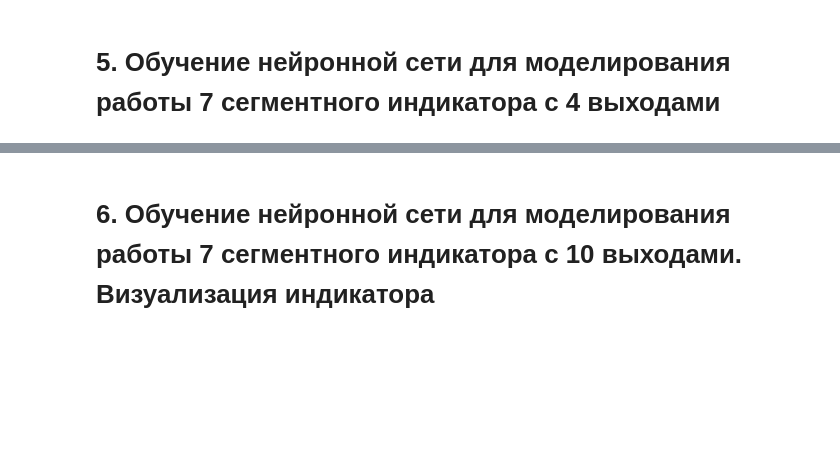
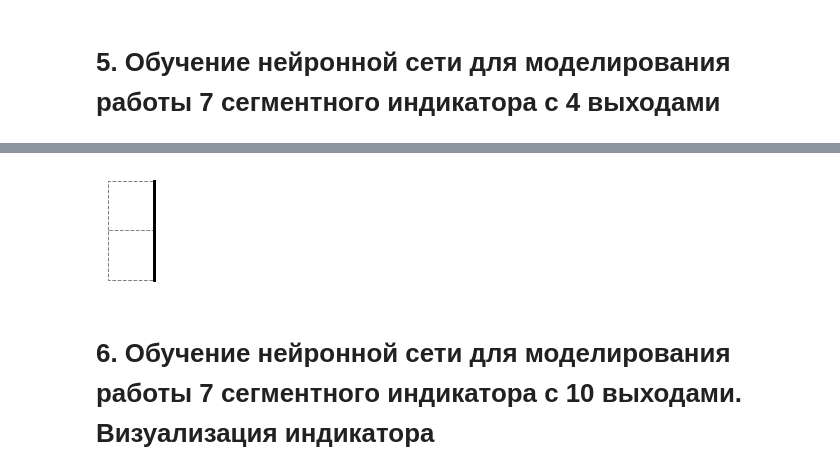
Before and after one commit to kae4ka/university-hometasks, a Jupyter notebook: INS.ipynb, the cells around one changed output, grey strips where cells are left out. Drawn from its saved outputs; the diff is of its cells as text; code cells hidden in the pictures; blank space fills up the shorter version.

```diff
--- a/INS.ipynb
+++ b/INS.ipynb
@@ -659,3 +571,28 @@ class MultilayerPerceptron(object):
+# %%
+import matplotlib.pyplot as plt
+
+plt.figure(figsize=(1, 2))
+
+plt.gca().axes.get_xaxis().set_visible(False)
+plt.gca().axes.get_yaxis().set_visible(False)
+
+plt.axis('off')
+
+plt.xlim([-0.1, 1.1])
+plt.ylim([-0.1, 2.1])
+
+ypoints = [1, 2, 2, 2, 1, 1, 1, 0, 0, 1]
+xpoints = [0, 0, 0, 1, 1, 1, 0, 0, 1, 1]
+
+ypoints1 = [2, 1, 0, 1]
+xpoints1 = [1, 1, 1, 1]
+
+plt.plot(xpoints, ypoints, color = "gray", linewidth = 1, linestyle = 'dashed')
+plt.plot(xpoints1, ypoints1, color = "black", linewidth = 3)
+plt.grid()
+plt.show()
+# %% [output]
+[figure, added]
 # %% [markdown]
 # 6.	Обучение нейронной сети для моделирования работы 7 сегментного индикатора с 10  выходами. Визуализация индикатора
 # %% [markdown]
```
Also changed, not shown: parts of 17 cells of this notebook.
